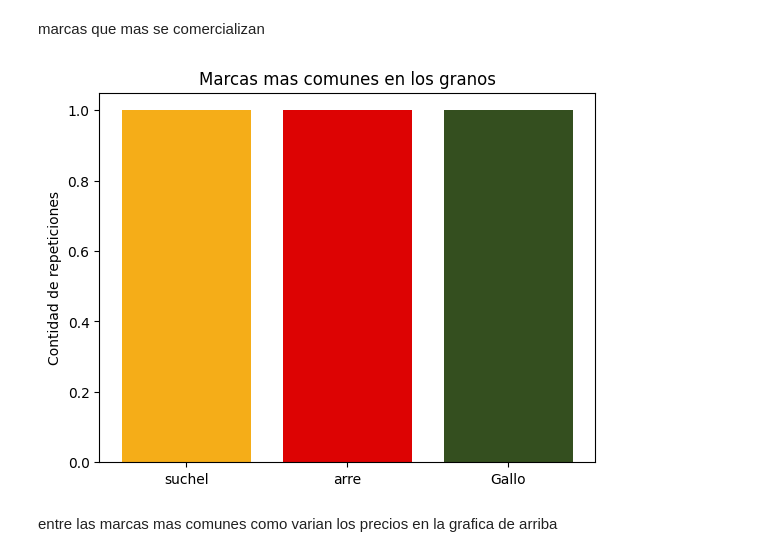
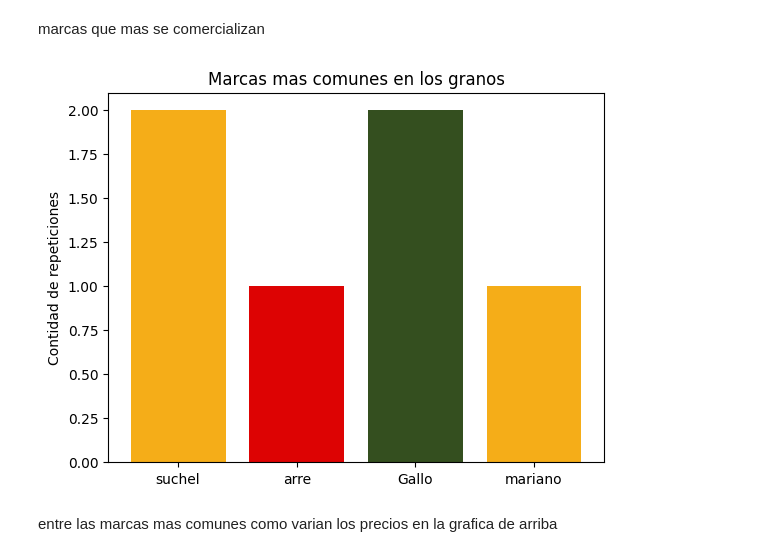
Before and after one commit to Aleinad-06/MYPIMES, a Jupyter notebook: main/main.ipynb, the cells around one changed output. Saved outputs shown, nothing was run; the diff lists cells and outputs as text; code cells hidden in the pictures.

```diff
--- a/main/main.ipynb
+++ b/main/main.ipynb
@@ -11,7 +11,7 @@ import folium
 jsons = list(open_json("../json/mypimes.json"))
 geojson = open_json("../json/lha.geojson")
 canasta_basica = open_json("../json/canasta_basica.json")
-
+revolico = list(open_json("../json/revolico.json "))
 
 provincia_map = folium.Map(location=(23.133865,-82.3585654))
 
@@ -42,31 +42,17 @@ porciento de bebidas nacionalaes e internacionales que mas se comercializan
 from modules.graphs import porciento
 import matplotlib.pyplot as plt
 
-productos = []
+m_productos = []
 
-for m_productos in jsons:
-    productos = m_productos["productos"]
+for productos in jsons:
+    m_productos = productos["productos"]
 
-bebida_nacional = []
-bebida_internacional = []
+r_productos = []
 
-for marcas_nacional in productos:
-    if marcas_nacional["tipo"] == "bebida":
-
-        if marcas_nacional["nacional"] == True:
-            bebida_nacional.append(marcas_nacional)
-
-        if marcas_nacional["nacional"] == False:
-            bebida_internacional.append(marcas_nacional)
-
-porciento_nacional= porciento(total=len(bebida_internacional) + len(bebida_nacional), parte= len(bebida_nacional))/ 100
-porciento_internacional = porciento(total=len(bebida_internacional) + len(bebida_nacional), parte= len(bebida_internacional))/ 100
+for productos in revolico:
+    r_productos = productos["productos"]
 
 
-fig , ax = plt.subplots()
+cb_productos = canasta_basica["productos"]
 
-ax.bar(["bebidas nacional", "bebidas internacional"],[porciento_internacional, porciento_nacional], label=["bebidas nacional", "bebidas internacional"], color= ["#08CB00", "#00CAFF"])
-ax.set_ylabel("Promedio")
-ax.legend(title='Bebidas')
-ax.set_title("Porcentaje de bebidas que circulan en MYPIMES")
-plt.show()
+union = m_productos + r_productos
@@ -77,27 +89,27 @@ marcas que mas se comercializan
 # %%
 from collections import Counter
 import matplotlib.pyplot as plt
 
 marcas_granos = []
 
-for elementos in productos:
+for elementos in union:
     if elementos.get("tipo") == "granos":
         marcas_granos.append(elementos.get("marca"))
 
 contador_marcas = Counter(marcas_granos)
 
 
 lista_valores = list(contador_marcas.values())
 lista_valores
 
 fig = plt.bar(list(contador_marcas.keys()), height= lista_valores, color= ["#F5AD18", "#DD0303", "#344F1F"])
 
 plt.title("Marcas mas comunes en los granos")
 
 plt.ylabel("Contidad de repeticiones")
 plt.show()
 # %% [output]
-[figure, old version]
+[figure, new version]
 # %% [markdown]
 entre las marcas mas comunes como varian los precios
 en la grafica de arriba
```
Also changed, not shown: parts of 8 cells of this notebook, 9 other files.
